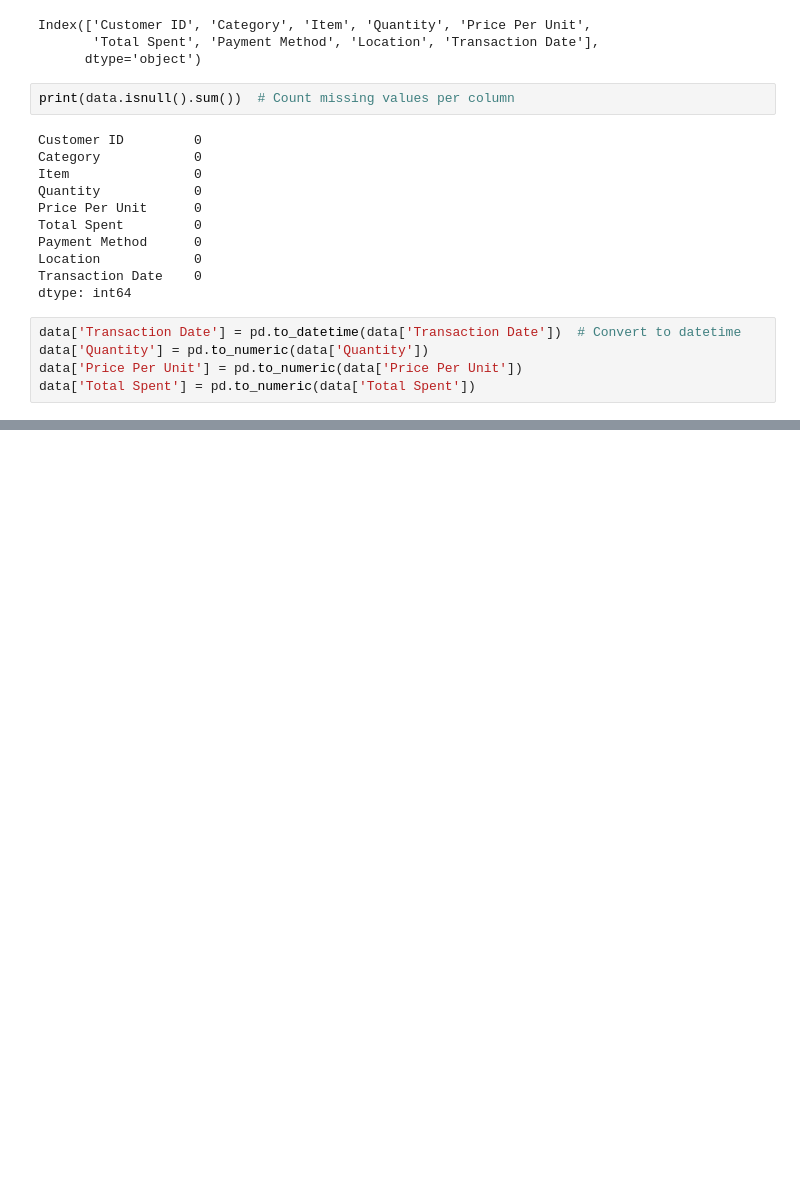
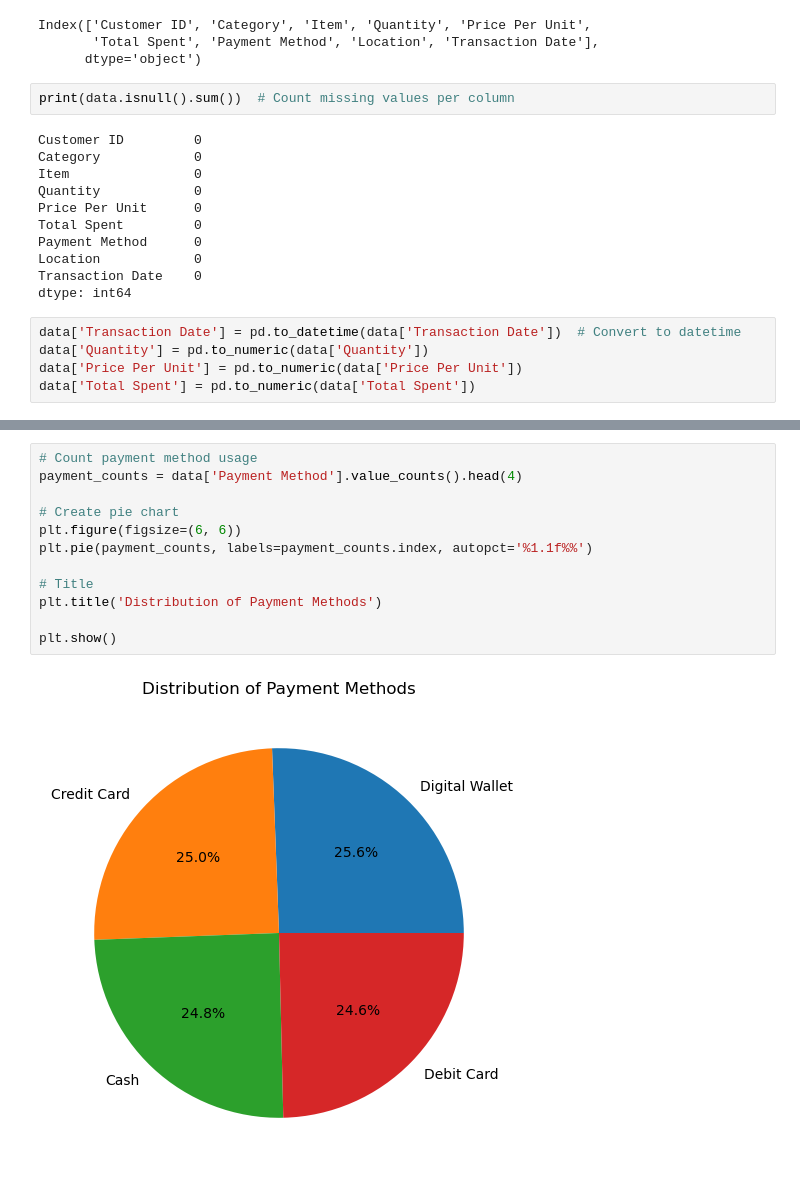
Before and after one commit to js803/assignment3, a Jupyter notebook: ITMG Set 4J Shawn Lai Assignment 3.ipynb, the cells around one changed output, grey strips where cells are left out. Cells and saved outputs as stored; diff of their text form; blank space fills up the shorter version.

```diff
--- a/ITMG Set 4J Shawn Lai Assignment 3.ipynb
+++ b/ITMG Set 4J Shawn Lai Assignment 3.ipynb
@@ -128,0 +134,14 @@ plt.show()
+# %%
+# Count payment method usage
+payment_counts = data['Payment Method'].value_counts().head(4)
+
+# Create pie chart
+plt.figure(figsize=(6, 6))
+plt.pie(payment_counts, labels=payment_counts.index, autopct='%1.1f%%')
+
+# Title
+plt.title('Distribution of Payment Methods')
+
+plt.show()
+# %% [output]
+[figure, added]
```
Also changed, not shown: parts of 12 cells of this notebook, 2 other files.
